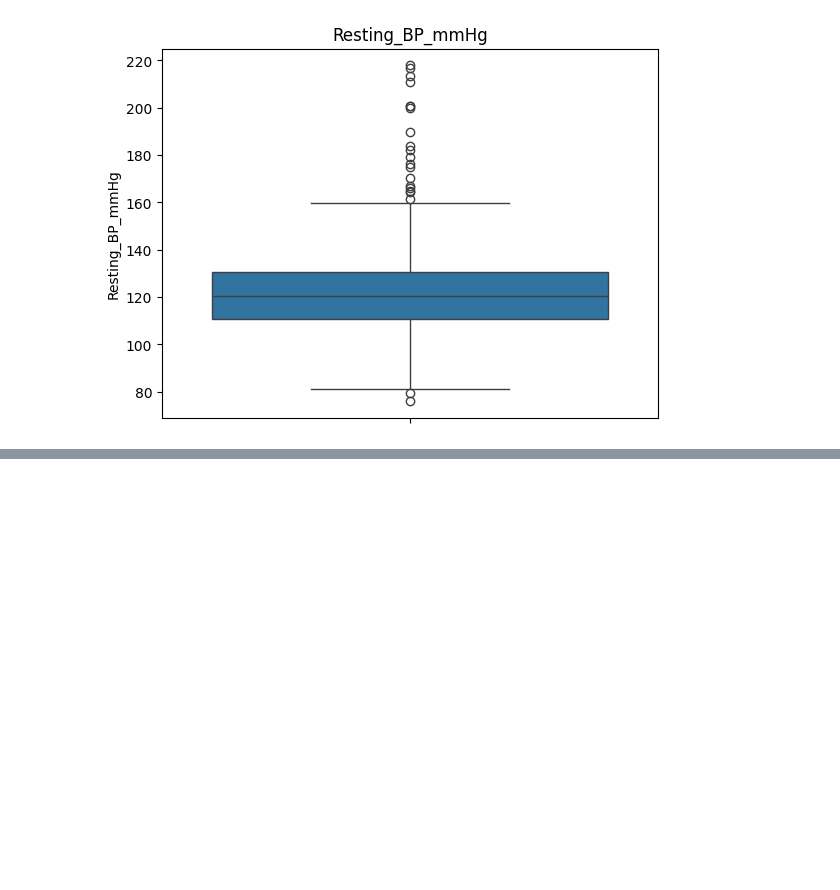
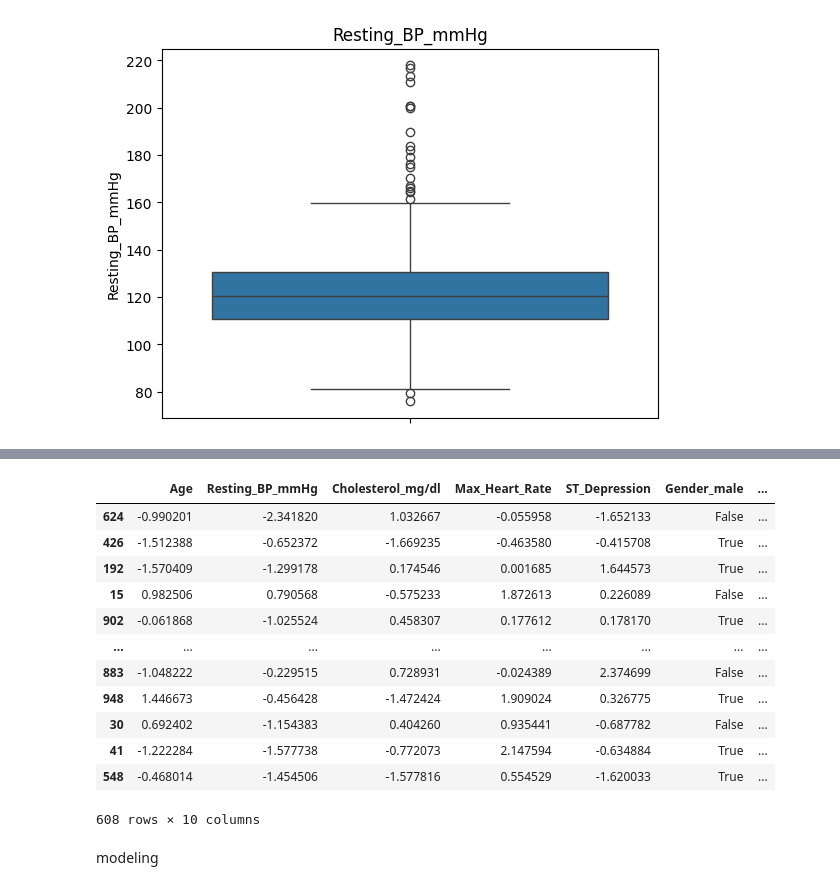
Before and after one commit to Mazen-Morsy/ML-Final, a Jupyter notebook: Heart_Disease_prediction.ipynb, the cells around one changed output, grey strips where cells are left out. Cells and saved outputs as stored; diff of their text form; code cells hidden in the pictures; blank space fills up the shorter version.

```diff
--- a/Heart_Disease_prediction.ipynb
+++ b/Heart_Disease_prediction.ipynb
@@ -320,0 +326,38 @@ plt.show()
+# %%
+cat_cols = ["Gender", "Chest_Pain_Type", "Exercise_Induced_Angina"]
+X_encoded = pd.get_dummies(X, columns=cat_cols, drop_first=True)
+# %%
+num_cols = [
+    "Age",
+    "Resting_BP_mmHg",
+    "Cholesterol_mg/dl",
+    "Max_Heart_Rate",
+    "ST_Depression",
+]
+# %%
+X_train, X_test, y_train, y_test = train_test_split(
+    X_encoded, y, test_size=0.2, random_state=42, stratify=y) # we used stratify to keep the data balanced
+# %%
+scaler = StandardScaler()
+X_train_scaled = X_train.copy()
+X_test_scaled = X_test.copy()
+# %%
+X_train_scaled[num_cols] = scaler.fit_transform(X_train[num_cols])
+X_test_scaled[num_cols] = scaler.transform(X_test[num_cols])
+X_train_scaled
+# %% [output]
+|  | Age | Resting_BP_mmHg | Cholesterol_mg/dl | Max_Heart_Rate | ST_Depression | Gender_male | ... |
+| 624 | -0.990201 | -2.341820 | 1.032667 | -0.055958 | -1.652133 | False | ... |
+| 426 | -1.512388 | -0.652372 | -1.669235 | -0.463580 | -0.415708 | True | ... |
+| 192 | -1.570409 | -1.299178 | 0.174546 | 0.001685 | 1.644573 | True | ... |
+| 15 | 0.982506 | 0.790568 | -0.575233 | 1.872613 | 0.226089 | False | ... |
+| 902 | -0.061868 | -1.025524 | 0.458307 | 0.177612 | 0.178170 | True | ... |
+| ... | ... | ... | ... | ... | ... | ... | ... |
+| 883 | -1.048222 | -0.229515 | 0.728931 | -0.024389 | 2.374699 | False | ... |
+| 948 | 1.446673 | -0.456428 | -1.472424 | 1.909024 | 0.326775 | True | ... |
+| 30 | 0.692402 | -1.154383 | 0.404260 | 0.935441 | -0.687782 | False | ... |
+| 41 | -1.222284 | -1.577738 | -0.772073 | 2.147594 | -0.634884 | True | ... |
+| 548 | -0.468014 | -1.454506 | -1.577816 | 0.554529 | -1.620033 | True | ... |
+608 rows × 10 columns
+# %% [markdown]
+modeling
```
Also changed, not shown: parts of 6 cells of this notebook.
